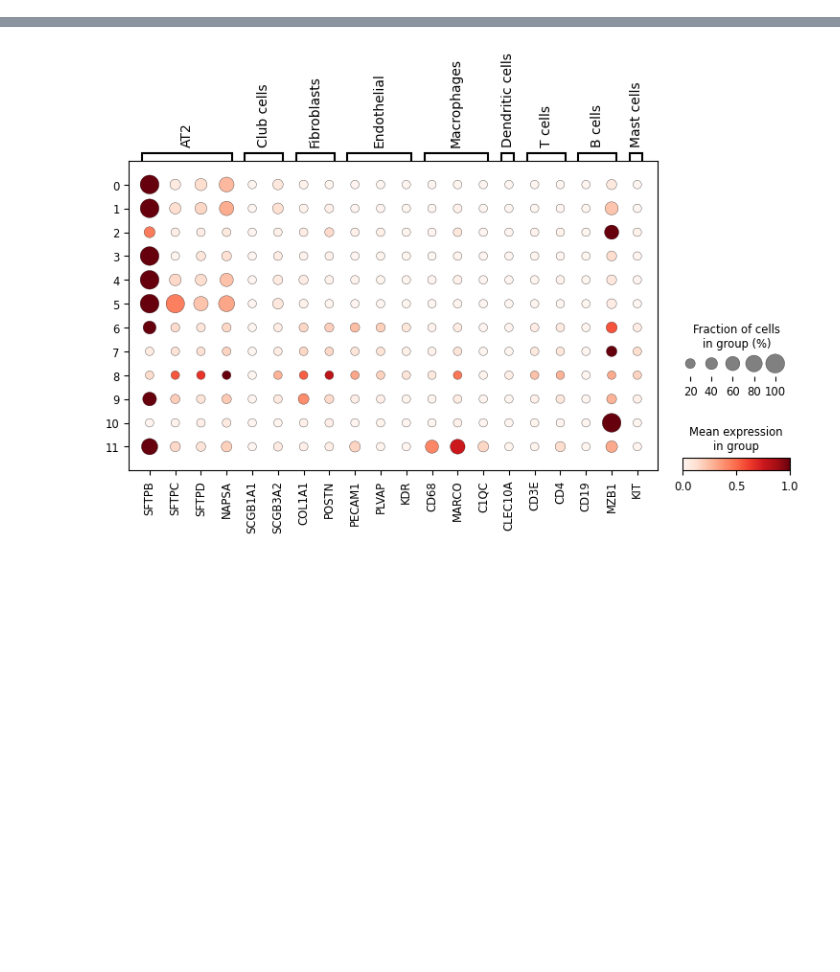
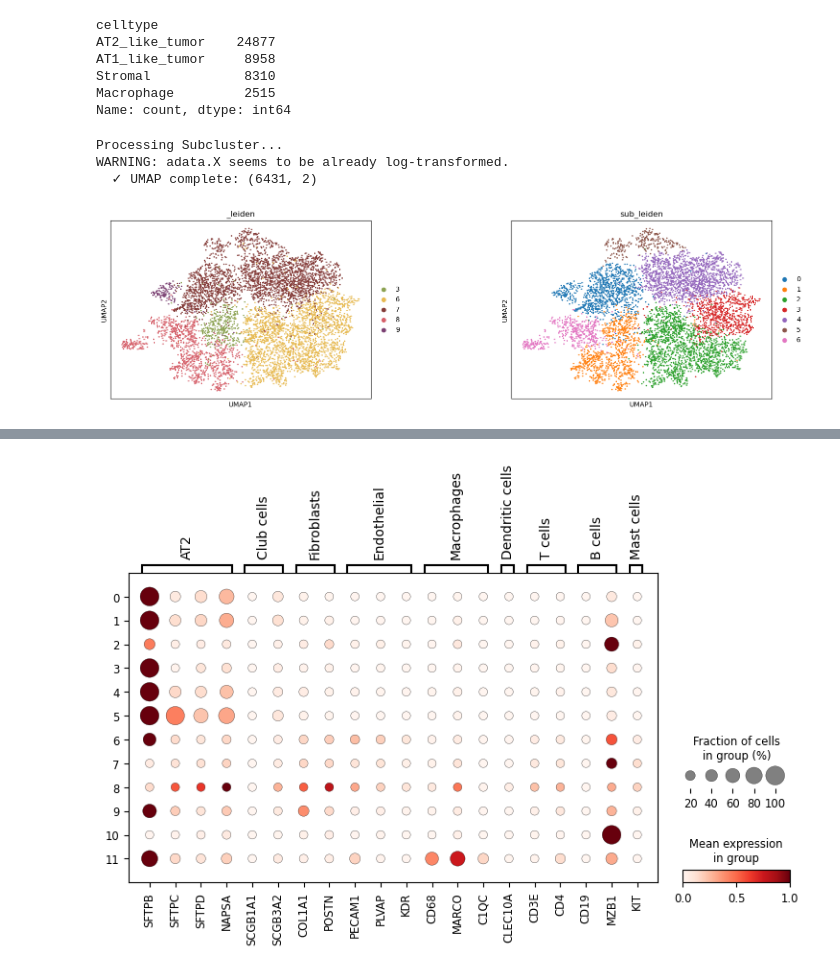
Before and after one commit to imlong4real/TRACER, a Jupyter notebook: tutorials/lung_cancer/scanpy_dotplot.ipynb, the cells around one changed output, grey strips where cells are left out. Cells and saved outputs as stored; diff of their text form; code cells hidden in the pictures; blank space fills up the shorter version.

```diff
--- a/tutorials/lung_cancer/scanpy_dotplot.ipynb
+++ b/tutorials/lung_cancer/scanpy_dotplot.ipynb
@@ -9,0 +74,49 @@ adata_ft_frag_umap = sc.read_h5ad("output/adata_ft_frag_umap.h5ad")
+# %%
+cluster_to_label = {
+    "0": "AT2_like_tumor",
+    "1": "AT2_like_tumor",
+    "2": "AT2_like_tumor",
+    "5": "AT1_like_tumor",
+    "11": "AT1_like_tumor",
+    "10": "Macrophage",
+    "4": "Stromal",
+}
+
+adata_sub = adata_ft_qc[
+    adata_ft_qc.obs["_leiden"].isin(["3", "6", "7", "8", "9"])
+].copy()
+
+# Map known clusters
+adata_ft_qc.obs["celltype"] = (
+    adata_ft_qc.obs["_leiden"].map(cluster_to_label)
+)
+
+print(adata_ft_qc.obs["celltype"].value_counts())
+# %% [output]
+celltype
+AT2_like_tumor    24877
+AT1_like_tumor     8958
+Stromal            8310
+Macrophage         2515
+Name: count, dtype: int64
+# %%
+adata_sub = run_umap_pipeline(
+    adata_sub,
+    n_pcs=50,
+    n_neighbors=15,
+    leiden_res=0.5,
+    key_prefix="sub",
+    name="Subcluster"
+)
+
+
+sc.pl.umap(
+    adata_sub,
+    color=["_leiden", "sub_leiden"],
+    wspace=0.4
+)
+# %% [output]
+Processing Subcluster...
+WARNING: adata.X seems to be already log-transformed.
+  ✓ UMAP complete: (6431, 2)
+[figure, added]
```
Also changed, not shown: parts of 8 cells of this notebook.
